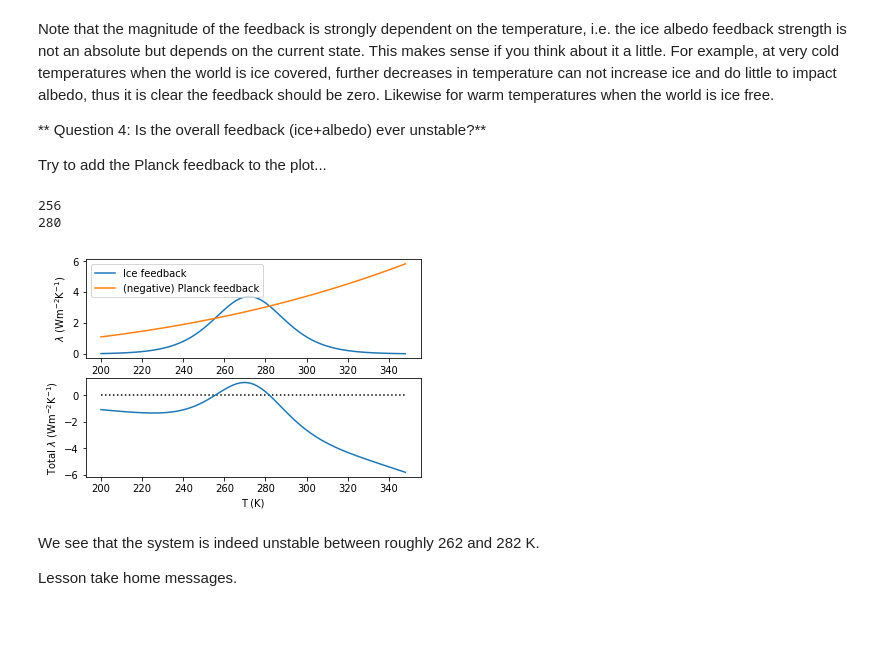
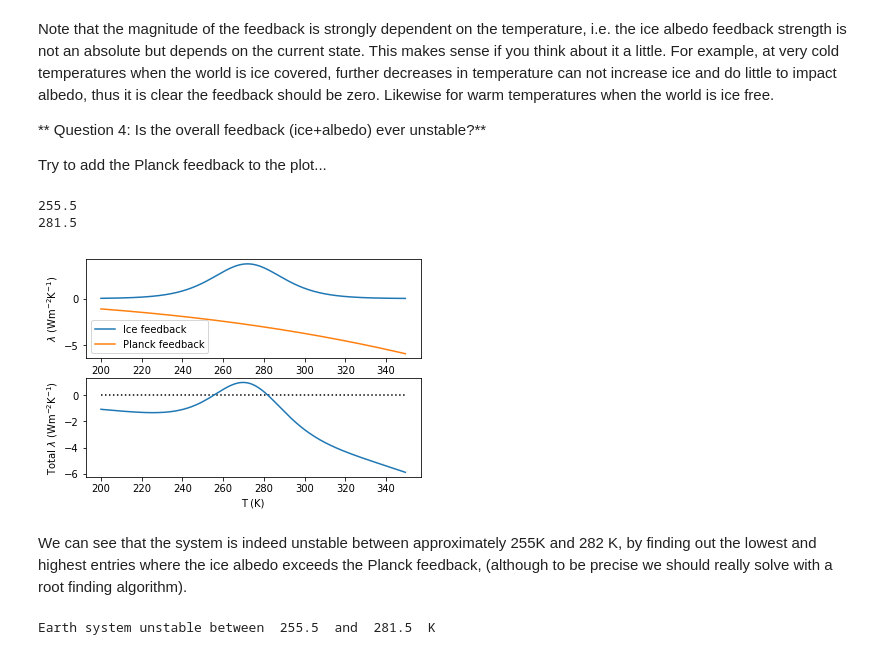
Before and after one commit to llvillanueva/TPA_DIPLOMA_LABS, a Jupyter notebook: ESM_0D_ICEVAPOR/EBM_0D_ice_water.ipynb, the cells around one changed output. Saved outputs shown, nothing was run; the diff lists cells and outputs as text; code cells hidden in the pictures; blank space fills up the shorter version.

```diff
--- a/ESM_0D_ICEVAPOR/EBM_0D_ice_water.ipynb
+++ b/ESM_0D_ICEVAPOR/EBM_0D_ice_water.ipynb
@@ -34,7 +34,7 @@ def alpha(T):
     return albedo
 
 # vector of surface temperatures
-Ts=np.arange(200,350,2)
+Ts=np.arange(200,350,0.5)
 
 # vector of albedos
 fig,ax=plt.subplots()
@@ -131,30 +130,31 @@ Try to add the Planck feedback to the plot...
 # %%
 # add hline for magnitude of Planck
 planckfeedback=-4.0*eps_e*sigma*np.power(Ts,3)
 
 fig,ax=plt.subplots(nrows=2)
 ax[0].plot(Ts,icefeedback,label="Ice feedback")
-ax[0].plot(Ts,-planckfeedback,label="(negative) Planck feedback")
+ax[0].plot(Ts,planckfeedback,label="Planck feedback")
 ax[0].set_ylabel("$\lambda$ (Wm$^{-2}$K$^{-1}$)")
 ax[0].set_xlabel("T (K)")
 ax[0].legend()
 
 feedback=icefeedback+planckfeedback
 ax[1].plot(Ts,feedback)
 ax[1].hlines(0.0,tmin,tmax,linestyles="dotted")
 ax[1].set_xlabel("T (K)")
 ax[1].set_ylabel("Total $\lambda$ (Wm$^{-2}$K$^{-1}$)")
-
-#
-# rough estimate (to nearest 2K) of unstable regime bounds
-#
-print(Ts[np.argwhere(feedback>0).min()])
-print(Ts[np.argwhere(feedback>0).max()])
 # %% [output]
-256
-280
+255.5
+281.5
-[figure, old version]
+[figure, new version]
-# %% [markdown]
-We see that the system is indeed unstable between roughly 262 and 282 K.
-
-Lesson take home messages.
+# %% [markdown]
+We can see that the system is indeed unstable between approximately 255K and 282 K, by finding out the lowest and highest entries where the ice albedo exceeds the Planck feedback, (although to be precise we should really solve with a root finding algorithm).
+# %%
+#
+# rough estimate (to nearest 2K) of unstable regime bounds
+#
+unstable_min=Ts[np.argwhere(feedback>0).min()]
+unstable_max=Ts[np.argwhere(feedback>0).max()]
+print("Earth system unstable between ",unstable_min," and ",unstable_max," K")
+# %% [output]
+Earth system unstable between  255.5  and  281.5  K
```
Also changed, not shown: parts of 5 cells of this notebook.
